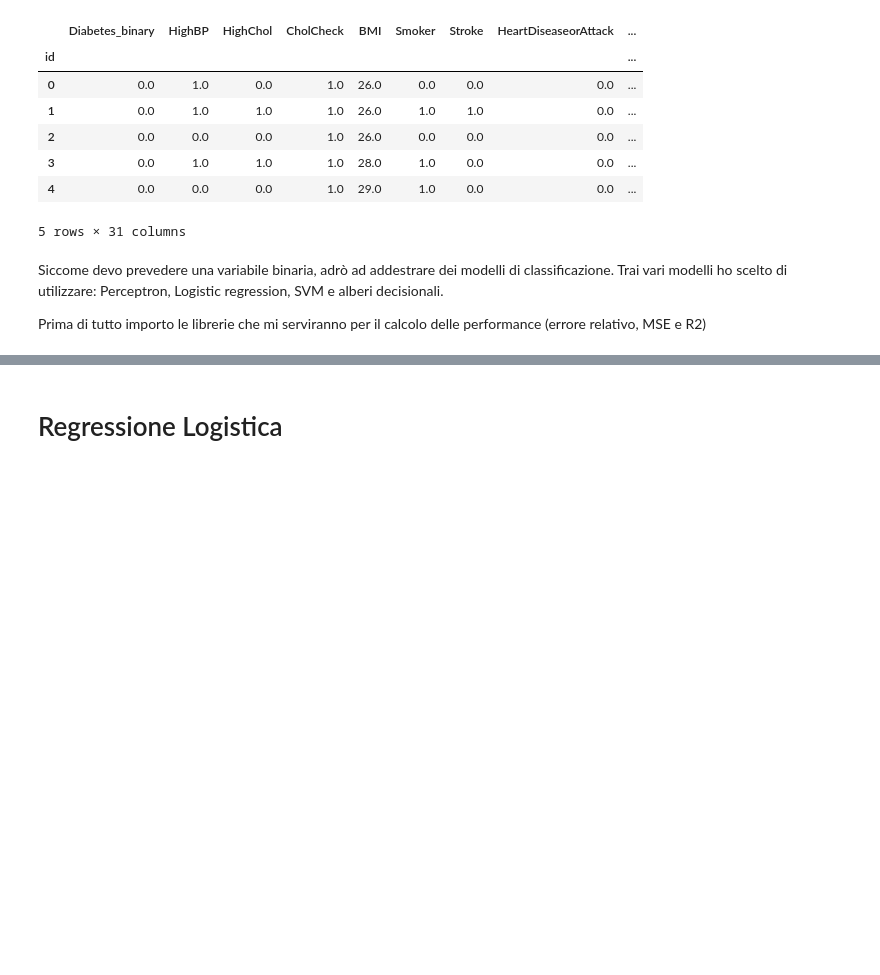
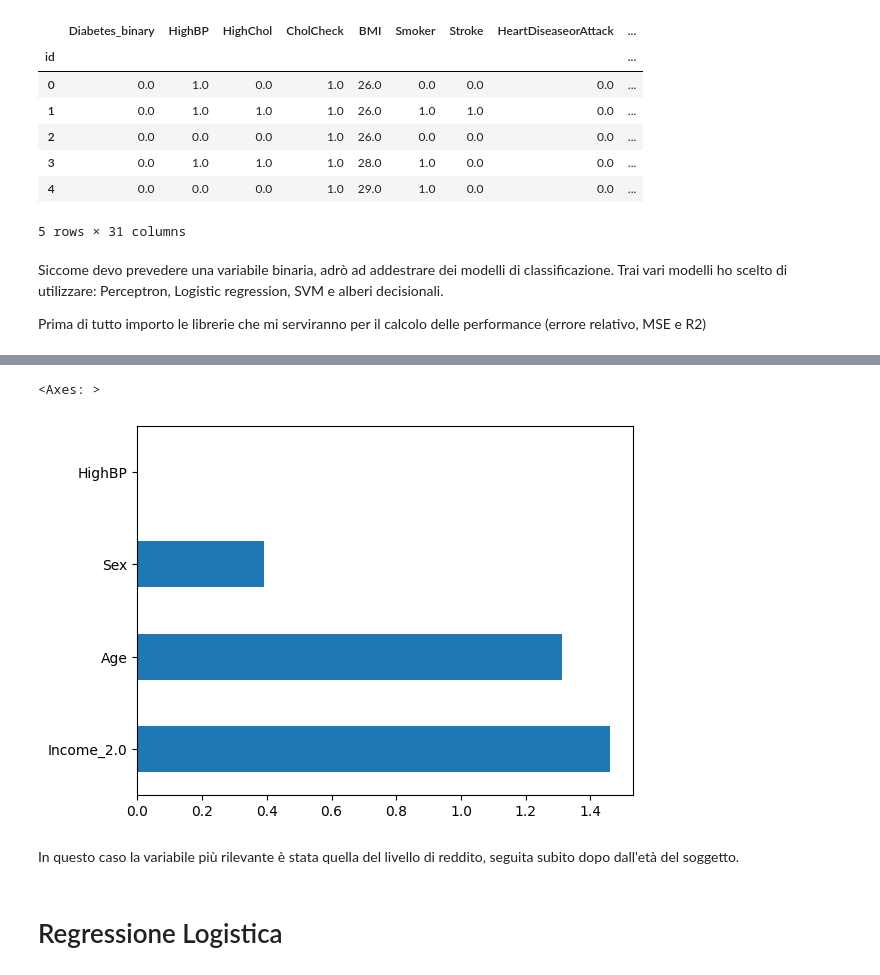
Before and after one commit to Aleversari15/ProgettoDataIntensive2024, a Jupyter notebook: diabetesHealth.ipynb, the cells around one changed output, grey strips where cells are left out. Saved outputs shown, nothing was run; the diff lists cells and outputs as text; code cells hidden in the pictures; blank space fills up the shorter version.

```diff
--- a/diabetesHealth.ipynb
+++ b/diabetesHealth.ipynb
@@ -403,20 +400,0 @@ def errore_relativo(y_true, y_pred):
-# %%
-from sklearn.linear_model import Perceptron
-from sklearn.preprocessing import StandardScaler
-from sklearn.pipeline import Pipeline
-from sklearn.metrics import accuracy_score
-
-model = Pipeline([
-    ('scaler', StandardScaler()),   # Standardizzazione delle feature
-    ('perceptron', Perceptron(random_state=42))  # Modello Perceptron
-])
-
-# Addestramento della pipeline sul set di addestramento
-model.fit(x_train, y_train)
-
-# Predizione sui dati di test
-y_pred = model.predict(x_val)
-
-# Valutazione del modello
-accuracy = accuracy_score(y_val, y_pred)*100
-print(f'Accuratezza: {accuracy:.2f}%')
@@ -449,3 +478,11 @@ Errore R2 del modello perceptron:  -0.38007129519606186
+# %%
+perc_imp = pd.Series(perc_gridSearch.best_estimator_[1].coef_[0], index=x_train.columns)
+perc_imp.nlargest(4).plot(kind='barh')
+# %% [output]
+<Axes: >
+[figure, added]
+# %% [markdown]
+In questo caso la variabile più rilevante è stata quella del livello di reddito, seguita subito dopo dall'età del soggetto.
 # %% [markdown]
 # Regressione Logistica
 # %%
```
Also changed, not shown: parts of 61 cells of this notebook.
